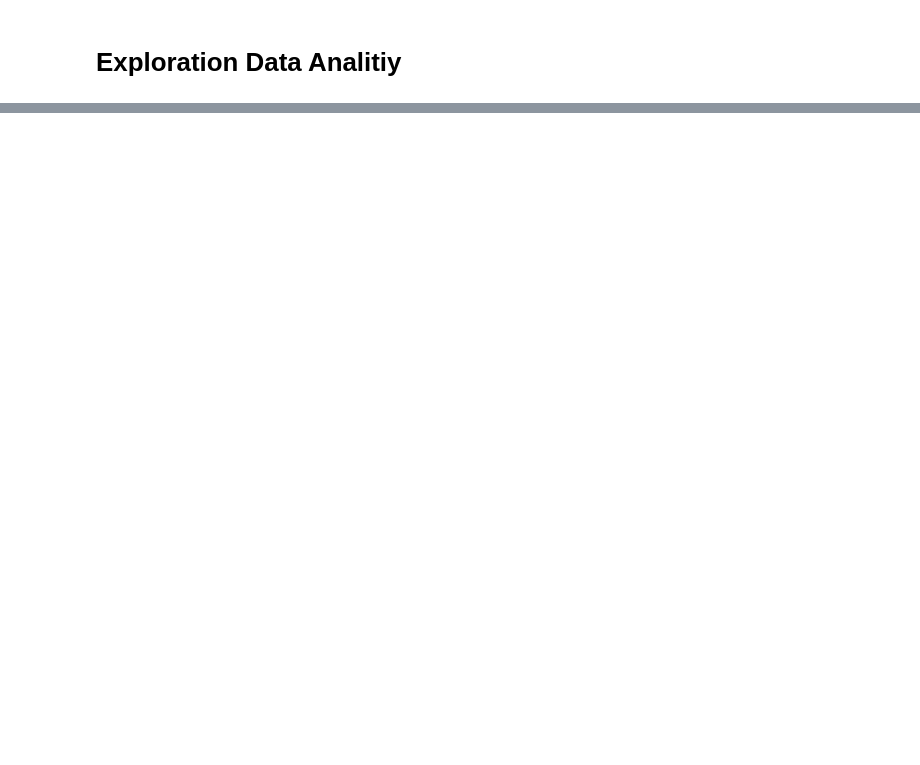
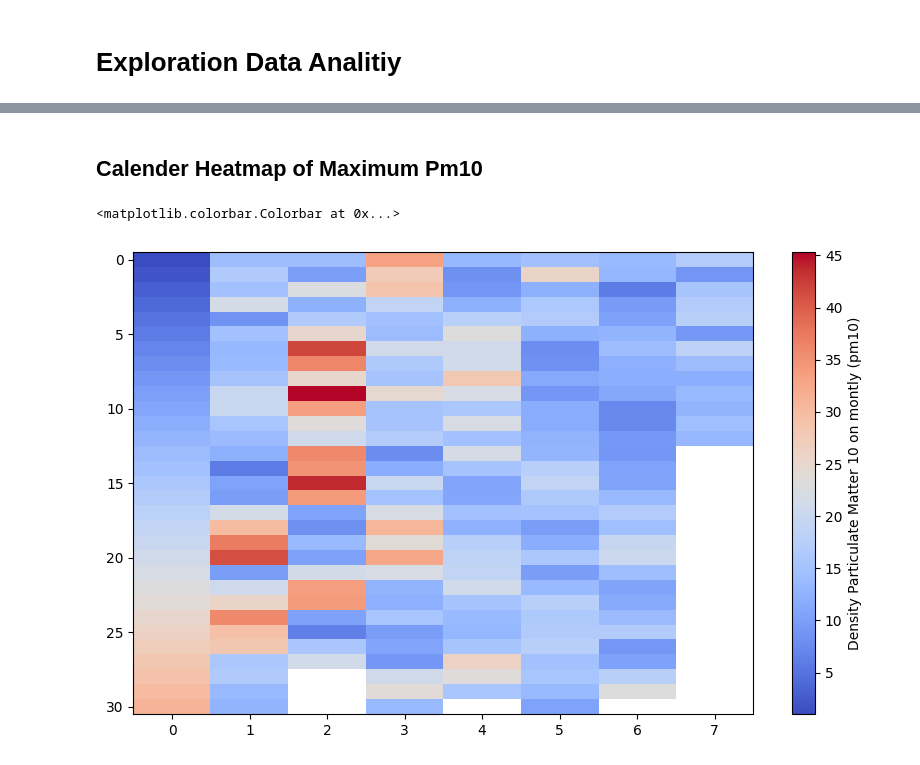
Before and after one commit to kayabaakihiko13/Scrapping_And_Analitic_OpenMeto, a Jupyter notebook: jupyter/eda.ipynb, the cells around one changed output, grey strips where cells are left out. Drawn from its saved outputs; the diff is of its cells as text; code cells hidden in the pictures; blank space fills up the shorter version.

```diff
--- a/jupyter/eda.ipynb
+++ b/jupyter/eda.ipynb
@@ -126,0 +187,14 @@ plt.show()
+# %% [markdown]
+## Calender Heatmap of Maximum Pm10
+# %%
+# calculate
+pivot_table = daily_min_max_pm10.pivot_table(values='max', index=daily_min_max_pm10['Date'].dt.day, columns=daily_min_max_pm10['Date'].dt.month, aggfunc=np.mean)
+pivot_table.reset_index(inplace=True)
+pivot_table.columns.name = None
+# Create a calendar heatmap
+plt.figure(figsize=(10, 6))
+plt.imshow(pivot_table, cmap='coolwarm', aspect='auto')
+plt.colorbar(label='Density Particulate Matter 10 on montly (pm10)')
+# %% [output]
+<matplotlib.colorbar.Colorbar at 0x...>
+[figure, added]
```
Also changed, not shown: parts of 10 cells of this notebook.
